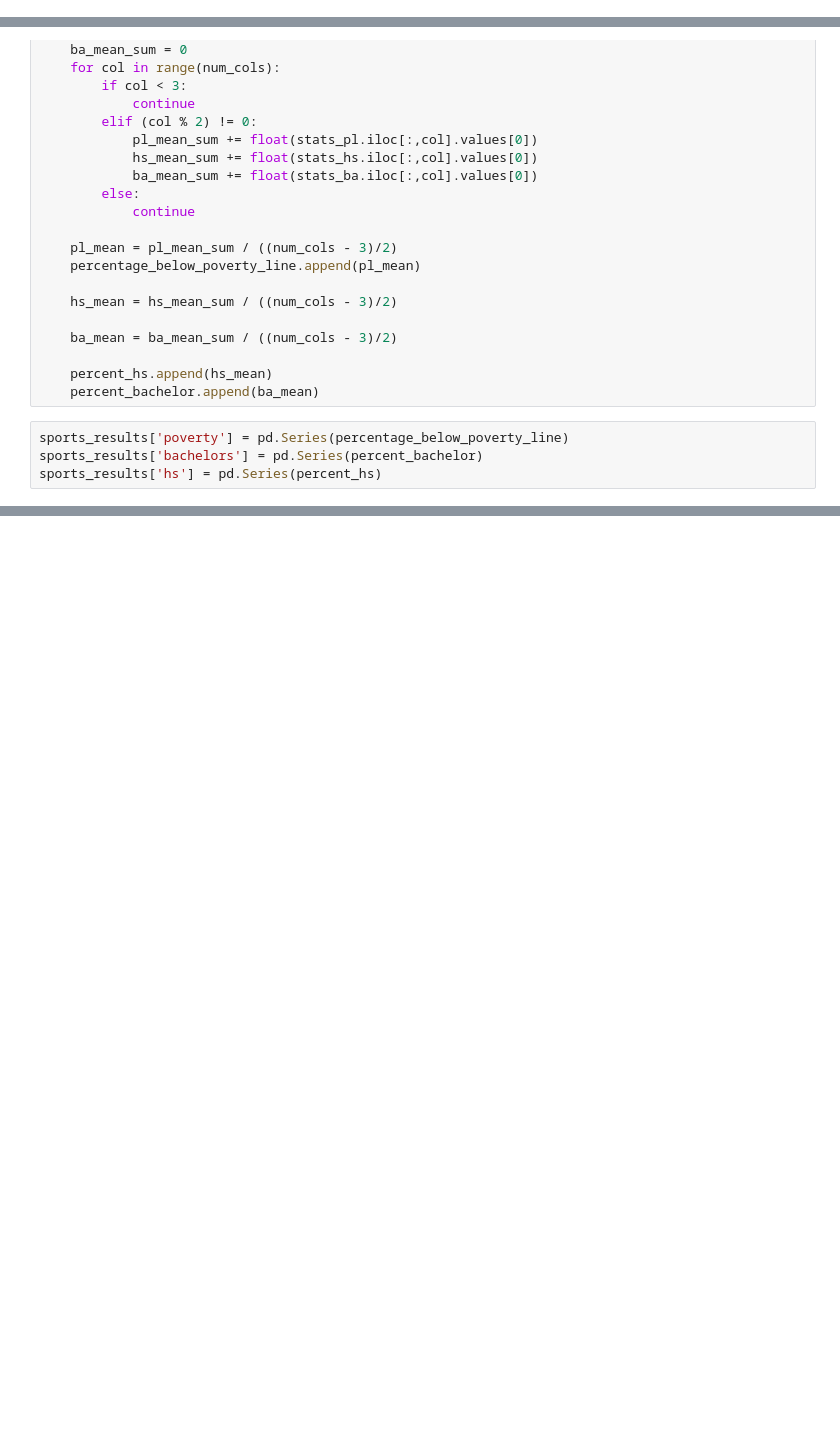
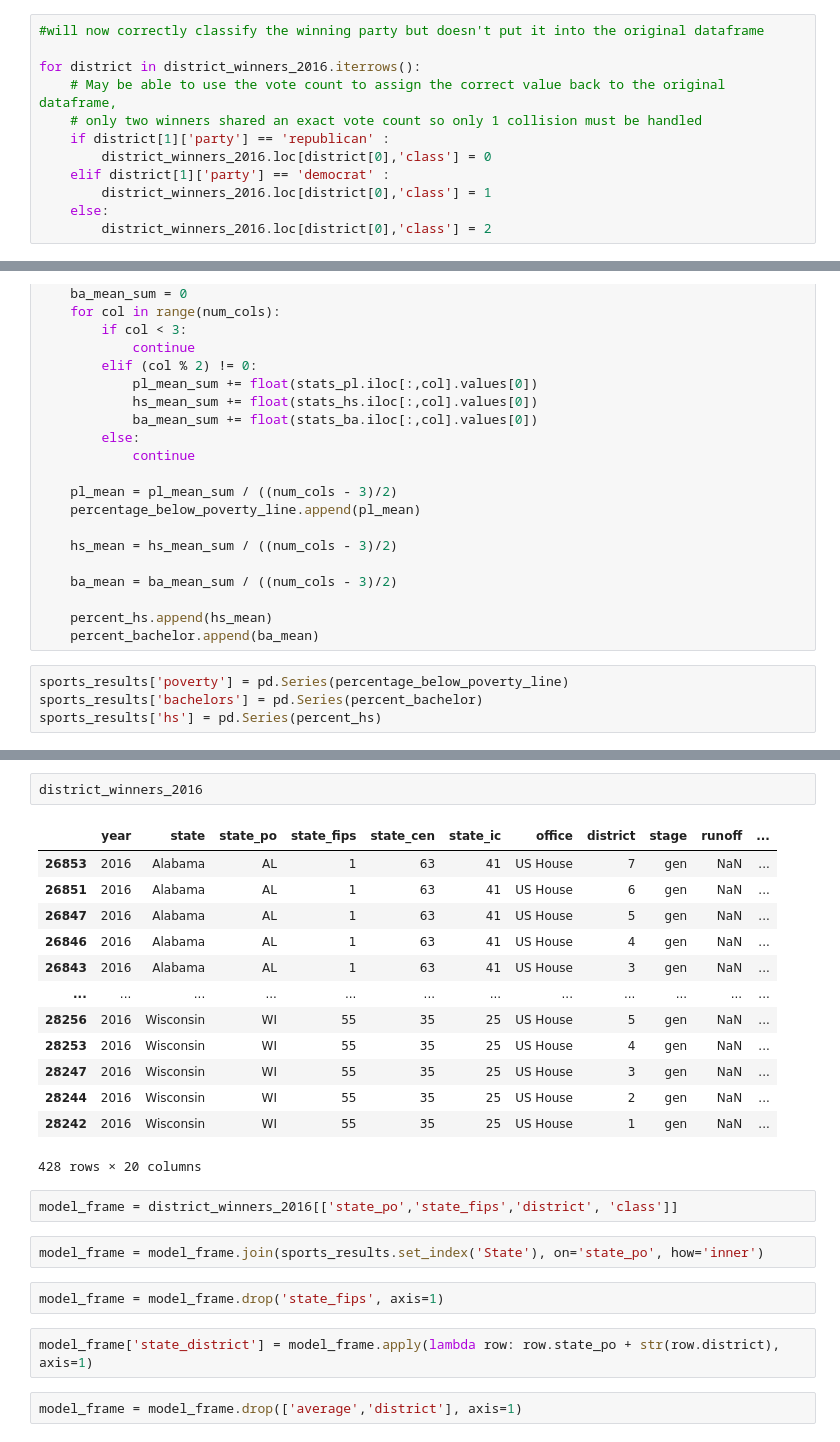
Before and after one commit to Abelay02/CS109a-Final-Project, a Jupyter notebook: Final Project.ipynb, the cells around one changed output, grey strips where cells are left out. Drawn from its saved outputs; the diff is of its cells as text; blank space fills up the shorter version.

```diff
--- a/Final Project.ipynb
+++ b/Final Project.ipynb
@@ -101,3 +50,15 @@ for state in states :
+# %%
+#will now correctly classify the winning party but doesn't put it into the original dataframe
+
+for district in district_winners_2016.iterrows():
+    # May be able to use the vote count to assign the correct value back to the original dataframe,
+    # only two winners shared an exact vote count so only 1 collision must be handled
+    if district[1]['party'] == 'republican' :
+        district_winners_2016.loc[district[0],'class'] = 0
+    elif district[1]['party'] == 'democrat' :
+        district_winners_2016.loc[district[0],'class'] = 1
+    else:
+        district_winners_2016.loc[district[0],'class'] = 2
 # %%
 
 percentage_below_poverty_line = []
@@ -138,0 +152,26 @@ sports_results
+# %%
+district_winners_2016
+# %% [output]
+|  | year | state | state_po | state_fips | state_cen | state_ic | office | district | stage | runoff | ... |
+| 26853 | 2016 | Alabama | AL | 1 | 63 | 41 | US House | 7 | gen | NaN | ... |
+| 26851 | 2016 | Alabama | AL | 1 | 63 | 41 | US House | 6 | gen | NaN | ... |
+| 26847 | 2016 | Alabama | AL | 1 | 63 | 41 | US House | 5 | gen | NaN | ... |
+| 26846 | 2016 | Alabama | AL | 1 | 63 | 41 | US House | 4 | gen | NaN | ... |
+| 26843 | 2016 | Alabama | AL | 1 | 63 | 41 | US House | 3 | gen | NaN | ... |
+| ... | ... | ... | ... | ... | ... | ... | ... | ... | ... | ... | ... |
+| 28256 | 2016 | Wisconsin | WI | 55 | 35 | 25 | US House | 5 | gen | NaN | ... |
+| 28253 | 2016 | Wisconsin | WI | 55 | 35 | 25 | US House | 4 | gen | NaN | ... |
+| 28247 | 2016 | Wisconsin | WI | 55 | 35 | 25 | US House | 3 | gen | NaN | ... |
+| 28244 | 2016 | Wisconsin | WI | 55 | 35 | 25 | US House | 2 | gen | NaN | ... |
+| 28242 | 2016 | Wisconsin | WI | 55 | 35 | 25 | US House | 1 | gen | NaN | ... |
+428 rows × 20 columns
+# %%
+model_frame = district_winners_2016[['state_po','state_fips','district', 'class']]
+# %%
+model_frame = model_frame.join(sports_results.set_index('State'), on='state_po', how='inner')
+# %%
+model_frame = model_frame.drop('state_fips', axis=1)
+# %%
+model_frame['state_district'] = model_frame.apply(lambda row: row.state_po + str(row.district), axis=1)
+# %%
+model_frame = model_frame.drop(['average','district'], axis=1)
```
Also changed, not shown: parts of 7 cells of this notebook.
